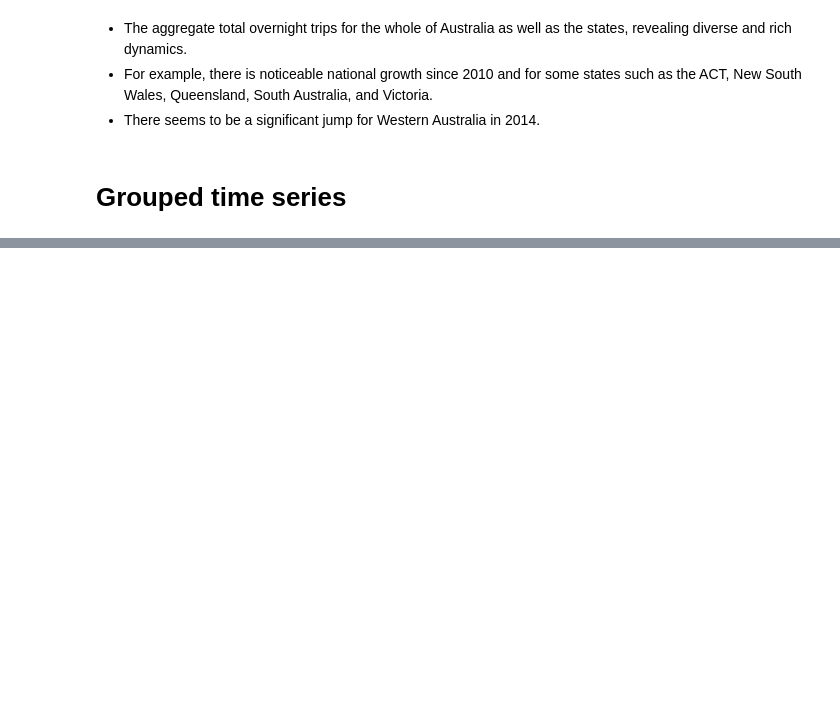
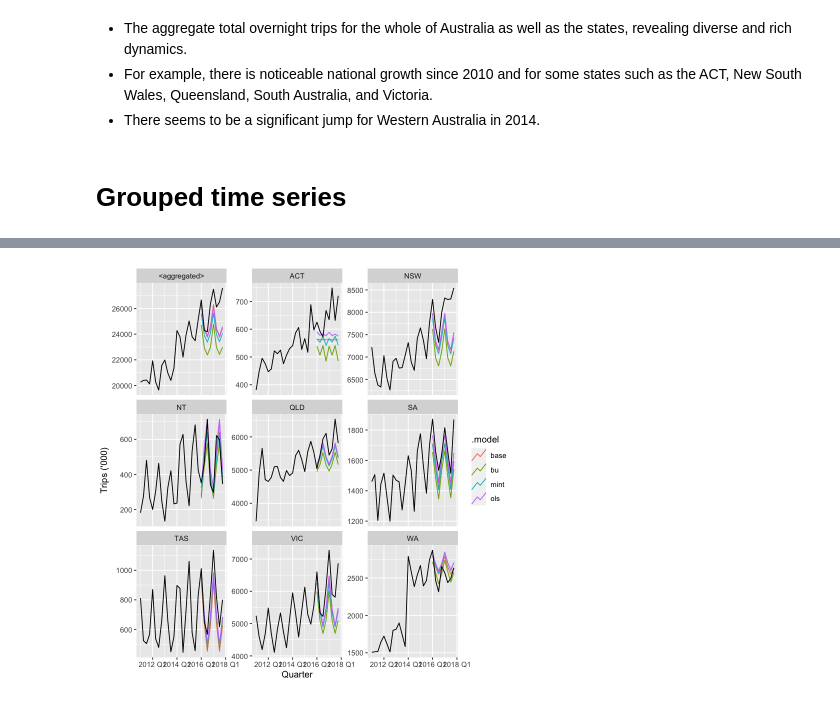
Before and after one commit to peterpaz/Forecasting_PrinciplesandPractice, a Jupyter notebook: 11_ForecastingHierarchical/11_Forecasting_hierarchical_and_grouped_time_series.ipynb, the cells around one changed output, grey strips where cells are left out. Saved outputs shown, nothing was run; the diff lists cells and outputs as text; code cells hidden in the pictures; blank space fills up the shorter version.

```diff
--- a/11_ForecastingHierarchical/11_Forecasting_hierarchical_and_grouped_time_series.ipynb
+++ b/11_ForecastingHierarchical/11_Forecasting_hierarchical_and_grouped_time_series.ipynb
@@ -151,0 +469,6 @@ tourism_hts %>%
+# %%
+
+tourism_full <- tourism %>%
+  aggregate_key((State/Region) * Purpose, Trips = sum(Trips))
+
+tourism_full
@@ -151,0 +495,9 @@ tourism_hts %>%
+# %%
+fit <- tourism_full %>%
+  filter(year(Quarter) <= 2015) %>%
+  model(base = ETS(Trips)) %>%
+  reconcile(
+    bu = bottom_up(base),
+    ols = min_trace(base, method = "ols"),
+    mint = min_trace(base, method = "mint_shrink"),
+  )
@@ -151,0 +526,3 @@ tourism_hts %>%
+# %%
+fc <- fit %>%
+     forecast(h = "2 years")
@@ -151,0 +553,10 @@ tourism_hts %>%
+# %%
+fc %>%
+  filter(is_aggregated(Region), is_aggregated(Purpose)) %>%
+  autoplot(
+    tourism_full %>% filter(year(Quarter) >= 2011),
+    level = NULL) +  #If i erase level=NULL, then I dont considerer the confidence interval
+  labs(y = "Trips ('000)") +
+  facet_wrap(vars(State), scales = "free_y")
+# %% [output]
+[figure, added]
```
Also changed, not shown: parts of 39 cells of this notebook, 3 other files.
